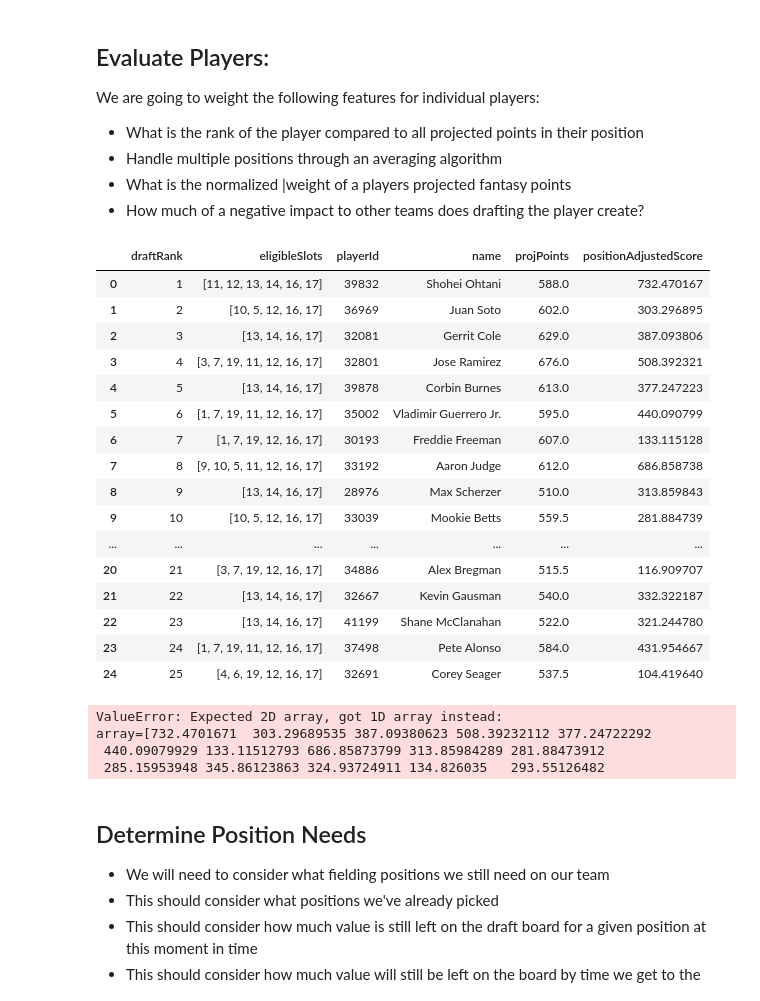
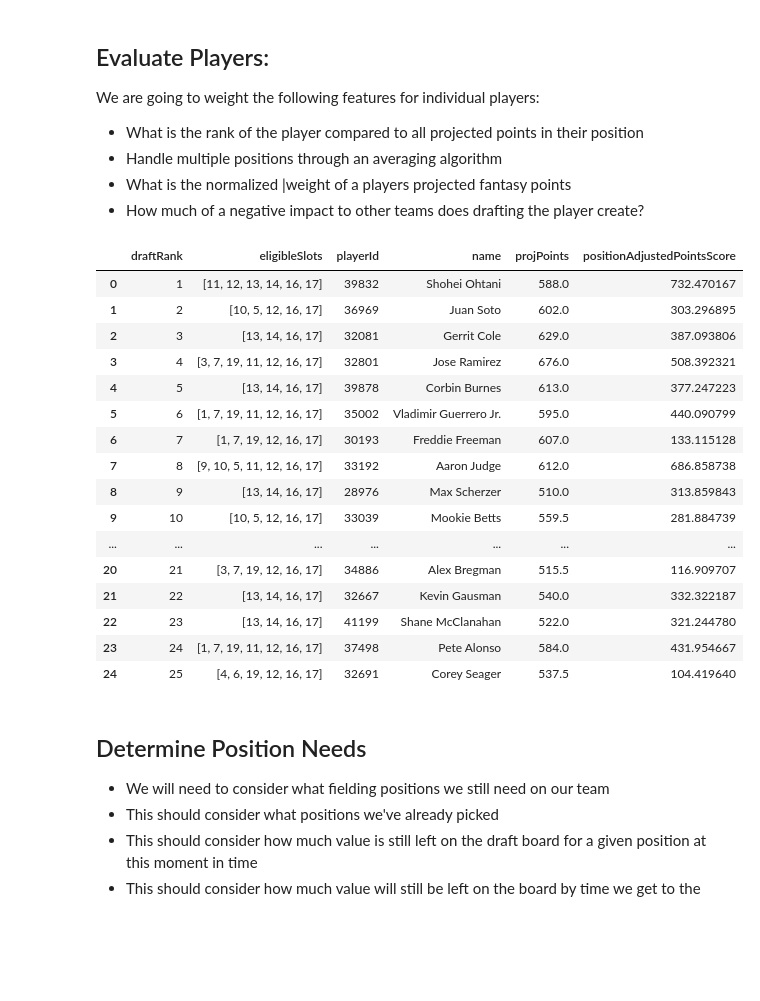
Before and after one commit to anoboa2/fantasy_baseball_analysis, a Jupyter notebook: draft-prediction.ipynb, the cells around one changed output. Cells and saved outputs as stored; diff of their text form; code cells hidden in the pictures; blank space fills up the shorter version.

```diff
--- a/draft-prediction.ipynb
+++ b/draft-prediction.ipynb
@@ -97,7 +97,7 @@ for k, v in position_map.items():
 # %%
 # In order to do accurate analysis, we are also going to observe the normalized weight for each position
 pos_points_list = [v['totalProjectedPoints'] for k, v in position_map.items()]
-norm_pos_points_list = preprocessing.normalize([pos_points_list])[0]
+norm_pos_points_list = normalize([pos_points_list])[0]
 position_map = [{**v, **{'normalizedPositionValue': norm_pos_points_list[i]}} for i, (k, v) in enumerate(position_map.items())]
 # %%
 print("Total Points:", pos_points_list)
@@ -126,28 +126,28 @@ We are going to weight the following features for individual players:
 # %%
 # loop through each player in our dataset and calculate their positional value
 for index, player in data.iterrows():
   # identify the relevant starter positions for this player
   players_positions = [position for position in ast.literal_eval(player['eligibleSlots']) if position in STARTER_POSITION_IDS]
 
   # if there are multiple eligible positions, this will average them together
   scores = []
   for pos in players_positions:
     position_stats = [position for position in position_map if position['posId'] == pos]
     score = position_stats[0]['normalizedPositionValue'] * player['projPoints']
     scores.append(score)
 
   # calculate the position-adjusted score for the player based on their eligible positions
   players_weights = [position['overallWeight'] for position in position_map if position['posId'] in players_positions]
-  normalized_players_weights = preprocessing.normalize([players_weights])[0]
+  normalized_players_weights = normalize([players_weights])[0]
 
   avg_score = np.mean(scores) * (len(players_positions) * sum(normalized_players_weights))
 
   # update the player's positional value in our original dataset
   data.loc[index, 'positionAdjustedPointsScore'] = avg_score
 
 data.head(25)
 # %% [output]
-|  | draftRank | eligibleSlots | playerId | name | projPoints | positionAdjustedScore |
+|  | draftRank | eligibleSlots | playerId | name | projPoints | positionAdjustedPointsScore |
 | 0 | 1 | [11, 12, 13, 14, 16, 17] | 39832 | Shohei Ohtani | 588.0 | 732.470167 |
 | 1 | 2 | [10, 5, 12, 16, 17] | 36969 | Juan Soto | 602.0 | 303.296895 |
 | 2 | 3 | [13, 14, 16, 17] | 32081 | Gerrit Cole | 629.0 | 387.093806 |
@@ -164,13 +164,6 @@ data.head(25)
 | 22 | 23 | [13, 14, 16, 17] | 41199 | Shane McClanahan | 522.0 | 321.244780 |
 | 23 | 24 | [1, 7, 19, 11, 12, 16, 17] | 37498 | Pete Alonso | 584.0 | 431.954667 |
 | 24 | 25 | [4, 6, 19, 12, 16, 17] | 32691 | Corey Seager | 537.5 | 104.419640 |
-# %%
-preprocessing.normalize(list(data['positionAdjustedScore']))
-# %% [output]
-ValueError: Expected 2D array, got 1D array instead:
-array=[732.4701671  303.29689535 387.09380623 508.39232112 377.24722292
- 440.09079929 133.11512793 686.85873799 313.85984289 281.88473912
- 285.15953948 345.86123863 324.93724911 134.826035   293.55126482
 # %% [markdown]
 ## Determine Position Needs
 - We will need to consider what fielding positions we still need on our team
```
Also changed, not shown: parts of 12 cells of this notebook.
